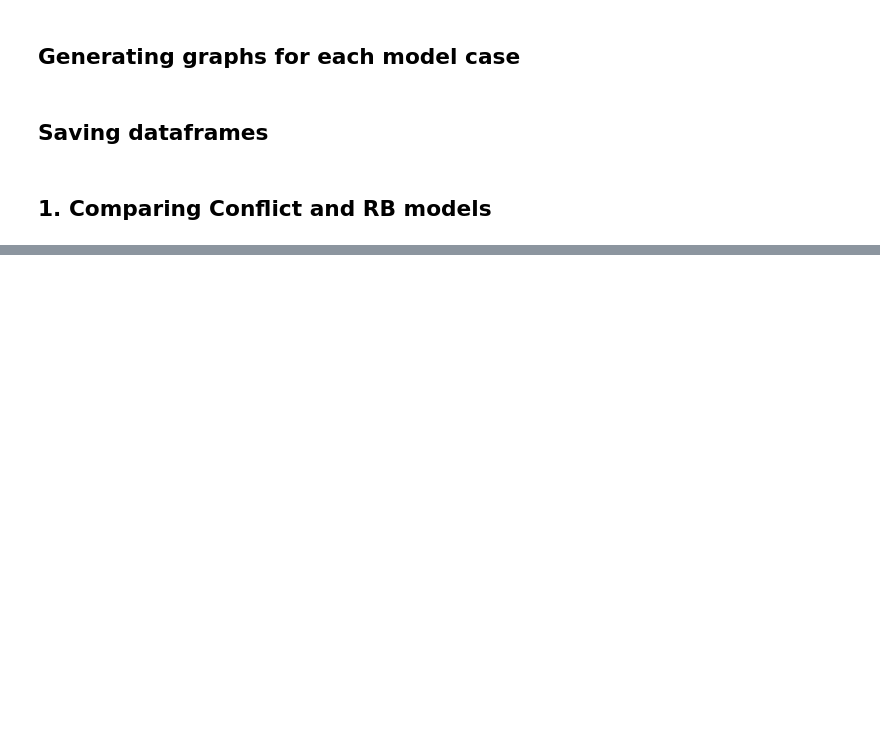
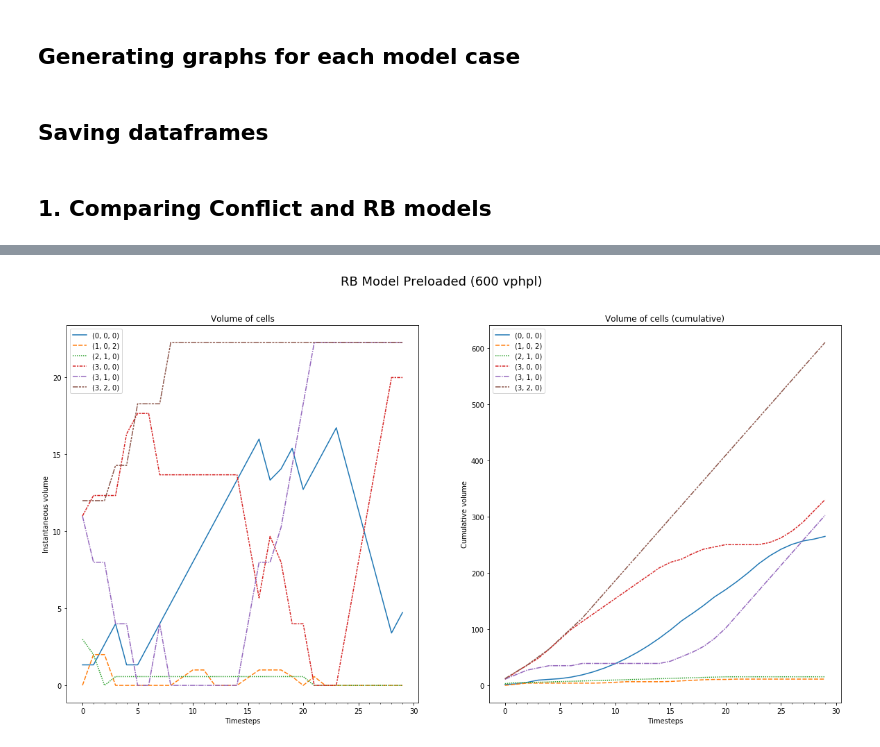
Before and after one commit to DEGABGED/linear_solver, a Jupyter notebook: CTM MILP Model Running Environment (Preloading).ipynb, the cells around one changed output, grey strips where cells are left out. Saved outputs shown, nothing was run; the diff lists cells and outputs as text; code cells hidden in the pictures; blank space fills up the shorter version.

```diff
--- a/CTM MILP Model Running Environment (Preloading).ipynb
+++ b/CTM MILP Model Running Environment (Preloading).ipynb
@@ -26,7 +26,7 @@ DF_PATH = 'dataframes/'
 
 * Time range will be set to 60 seconds, or 30 time steps at 2 seconds per time step. Preliminary experiments show that 50 is the optimal cycle time for both delay and throughput (at demands ranging from 450 to 900 vph). *However*, previous tests on this model showed that no time was allotted to left turns when the cycle time was too small.
 # %%
-time_range = 60 # time steps
+time_range = 30 # time steps
 time_ticks = np.arange(0, time_range+1, 1)
 
 parameters = {
@@ -36,8 +36,8 @@ parameters = {
     'sat_flow_rate': 1800,
     'time_range': time_range,
     'time_step': 2,
-    'g_min': 15,
-    'g_max': 60
+    'g_min': 6,
+    'g_max': 20
 }
 
 # Varying parameters: demand, use_flow_weight, flow_weight, alpha
@@ -302,8 +292,7 @@ ctm = {
     (1, 0, 2): 0,
 }
 # %%
-#c_dfx, c_dfy, c_dfg, c_dfparams, c_obj_values, c_runtime = run_model(demand=600, alpha=0.4, beta=0.4, gamma=0.2, log_output=True, ringbarrier=False)
-dfx, dfy, dfg, dfparams, obj_values, runtime = run_model(demand=600, alpha=0.4, beta=0.4, gamma=0.2, log_output=True, ringbarrier=True, preload=None)
+dfx, dfy, dfg, dfparams, obj_values, runtime = run_model(demand=600, alpha=0.4, beta=0.4, gamma=0.2, log_output=True, preload=None)
 # %% [output]
 Solving...
 CPXPARAM_Read_DataCheck                          1
@@ -329,0 +319,4 @@ print(obj_values)
+# %%
+plot_volume(dfx, _cell_path, "RB Model Preloaded (600 vphpl)", headless=False, filename='flow.png')
+# %% [output]
+[figure, added]
```
Also changed, not shown: parts of 21 cells of this notebook, 2 other files.
